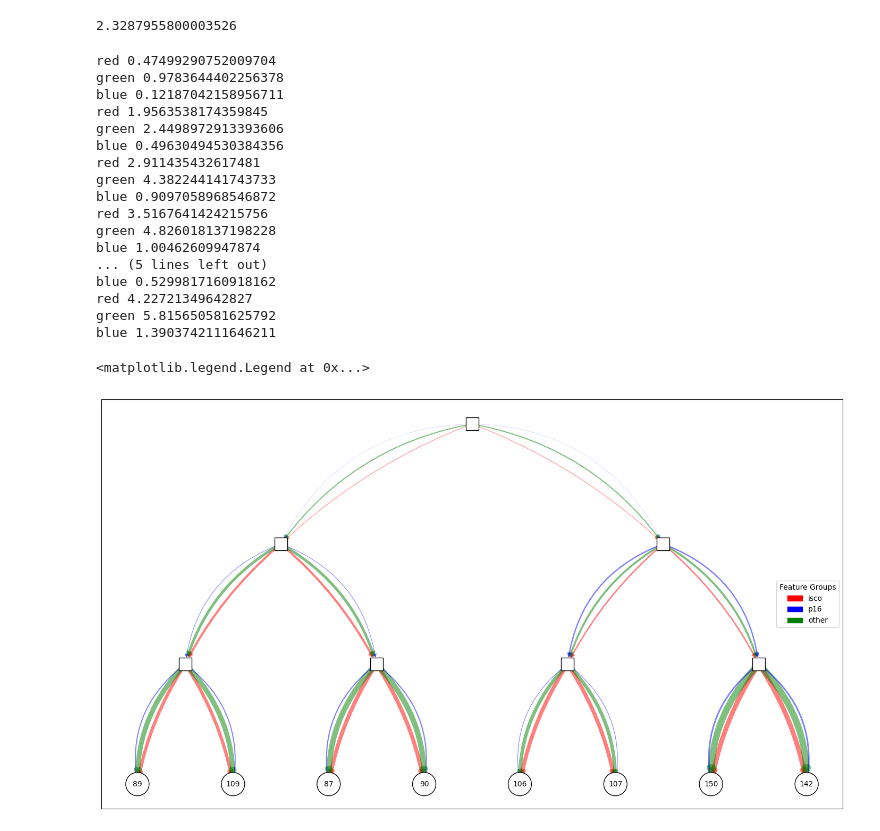
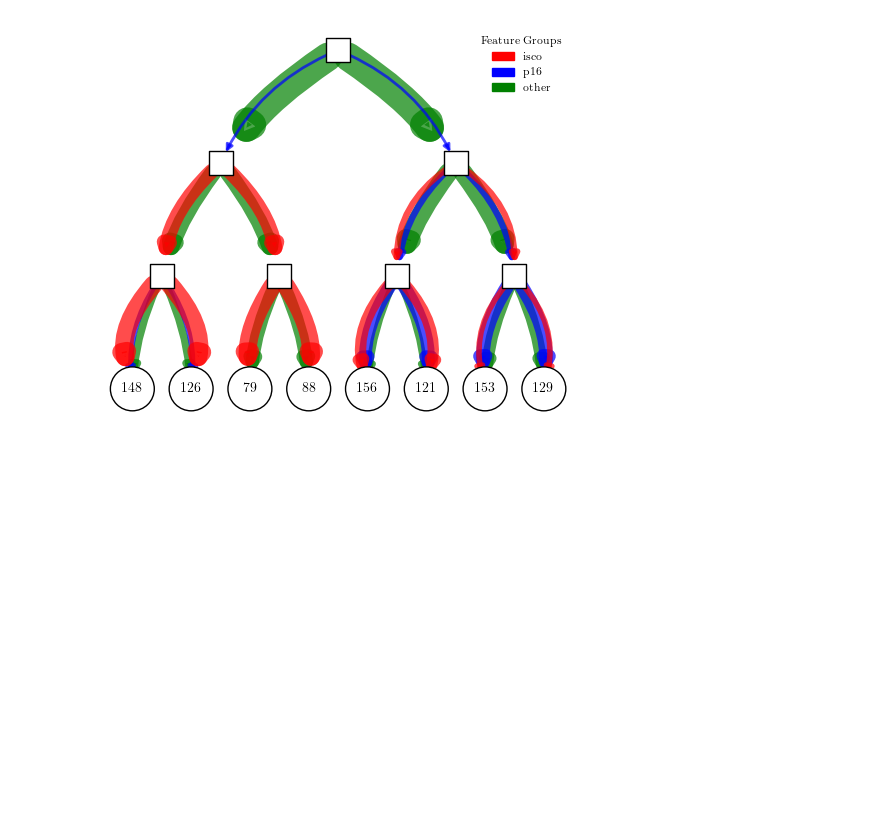
Before and after one commit to viksa98/variational_spyct, a Jupyter notebook: notebooks/02_hecat_dataset.ipynb, the cells around one changed output. Saved outputs shown, nothing was run; the diff lists cells and outputs as text; code cells hidden in the pictures; blank space fills up the shorter version.

```diff
--- a/notebooks/02_hecat_dataset.ipynb
+++ b/notebooks/02_hecat_dataset.ipynb
@@ -56,15 +104,22 @@ for i in range(100):
 # plt.plot(bs_vspyct)
 # %%
 import matplotlib.pyplot as plt
+i = 32
 
-i = 10
-plt.figure(figsize=(15,5))
-plt.plot(preds_bayes[i, :, :].mean(axis=0), label='Bayes SPYCT')
+plt.rc('text', usetex=True)
+plt.rc('font', family='serif', size=15)
+fig, ax = plt.subplots(figsize=(8,3.5))
+
+ax.plot(preds_bayes[i, :, :].mean(axis=0), label='Estimated prediction')
 
 percentiles_10 = torch.quantile(preds_bayes[i, :, :], 0.1, axis=0)
 percentiles_90 = torch.quantile(preds_bayes[i, :, :], 0.9, axis=0)
 
 # Plot the shaded area between the 10th and 90th percentiles
-plt.fill_between(range(preds_bayes.shape[-1]), percentiles_10, percentiles_90, color='pink', alpha=0.5)
-plt.legend()
+plt.fill_between(range(preds_bayes.shape[-1]), percentiles_10, percentiles_90, color='pink', alpha=0.5, label = 'Confidence interval')
+plt.axvline(sum(y_test[i].numpy()), color='black', linestyle='--', label='True event time')
+
+plt.legend(frameon=False)
+plt.legend(frameon=False)
+plt.savefig('../reports/figures/pred_with_ci_bigfont.pdf')
 # %% [output]
@@ -205,7 +259,7 @@ sorted(list(weights_per_node[node].tolist()), reverse=True)
 weights_top5 = {}
 for key, value in weights_per_node.items():
     abs_values = np.abs(value.numpy())
-    sorted_indices = np.argsort(abs_values)[::-1]
+    sorted_indices = np.argsort(abs_values)[::-1][:5]
     sorted_values = abs_values[sorted_indices]
     sorted_dict = {idx: val for idx, val in zip(sorted_indices, sorted_values)}
     weights_top5[key] = sorted_dict
@@ -254,69 +308,50 @@ for group, color in feature_group_colors.items():
 
 # for i, feature in enumerate(other_idcs):
 #     feature_color_map[feature] = other_colors(i)
-# %%
-5*(sum([weights_top5[node][k] for k,v in feature_color_map.items() if v==color])/sum(list(weights_top5[node].values())))
-# %% [output]
-2.3287955800003526
 # %%
 from matplotlib.patches import Patch
 
-fig = plt.figure(figsize=(18,10))
-ax = fig.add_subplot(1, 1, 1)
+plt.rc('text', usetex=True)
+plt.rc('font', family='serif', size=8)
+fig, ax = plt.subplots(figsize=(6,5))
 
 for node in non_leaves:
     features = list(weights_top5[node])
     num_colors = 3
     colors = [feature_color_map[feature] for feature in features]
     edges_ = [edge for edge in edges if (edge[0]==node)]
 
     offset = 0.0
     for i, color in enumerate(set(colors)):
         offset += 0.1
-        sum_per_group = sum([weights_top5[node][k] for k,v in feature_color_map.items() if v==color])
+        sum_per_group = sum([weights_top5[node][k] for k,v in feature_color_map.items() if (v==color and k in list(weights_top5[node].keys()))])
         sum_weights = sum(list(weights_top5[node].values()))
-        width = sum_per_group/260
-        print(color, width)
+        width = (sum_per_group/sum_weights)*15
         # width = colors.count(color)
         x, y = pos[node]
 
         angle = i * (2 * offset) - offset
         offset_dx = offset * (num_colors - 1) * 0.5 * (-1)**i
         offset_dy = offset * (num_colors - 1) * 0.5 * (-1)**i
 
         nx.draw_networkx_edges(G, pos, ax=ax, edgelist=[edges_[0]], edge_color=color, width=width*1.5,
-                               connectionstyle=f'arc3, rad={offset}', alpha=0.5,
+                               connectionstyle=f'arc3, rad={offset}', alpha=0.7,
                                min_source_margin=5, min_target_margin=5)
         nx.draw_networkx_edges(G, pos, ax=ax, edgelist=[edges_[1]], edge_color=color, width=width*1.5,
-                               connectionstyle=f'arc3, rad={-offset}', alpha=0.5,
+                               connectionstyle=f'arc3, rad={-offset}', alpha=0.7,
                                min_source_margin=5, min_target_margin=5)
 
 nx.draw_networkx_nodes(G, pos=pos,ax=ax, nodelist=non_leaves, node_color='w', edgecolors='black', alpha = 1, node_shape='s')
 nx.draw_networkx_nodes(G, pos=pos,ax=ax, nodelist=leaves, node_color='w', edgecolors='black', alpha = 1, node_size = leaf_sizes)
 nx.draw_networkx_labels(G, pos=pos,ax=ax, labels=prototype_expected_value, font_size=10);
 
 legend_elements = [Patch(color=color, label=group) for group, color in feature_group_colors.items()]
-plt.legend(handles=legend_elements, title='Feature Groups', loc='center right')
+plt.legend(handles=legend_elements, title='Feature Groups', loc='upper right', frameon=False)
+
+plt.axis('off')
+plt.savefig('../reports/figures/hecat_tree_old_temp.pdf')
 # %% [output]
-red 0.47499290752009704
-green 0.9783644402256378
-blue 0.12187042158956711
-red 1.9563538174359845
-green 2.4498972913393606
-blue 0.49630494530384356
-red 2.911435432617481
-green 4.382244141743733
-blue 0.9097058968546872
-red 3.5167641424215756
-green 4.826018137198228
-blue 1.00462609947874
-... (5 lines left out)
-blue 0.5299817160918162
-red 4.22721349642827
-green 5.815650581625792
-blue 1.3903742111646211
-<matplotlib.legend.Legend at 0x...>
-[figure, old version]
+[figure, new version]
 # %%
 w_values = list(weights_top5.values())
 top_ftrs = []
```
Also changed, not shown: parts of 19 cells of this notebook, 43 other files.
